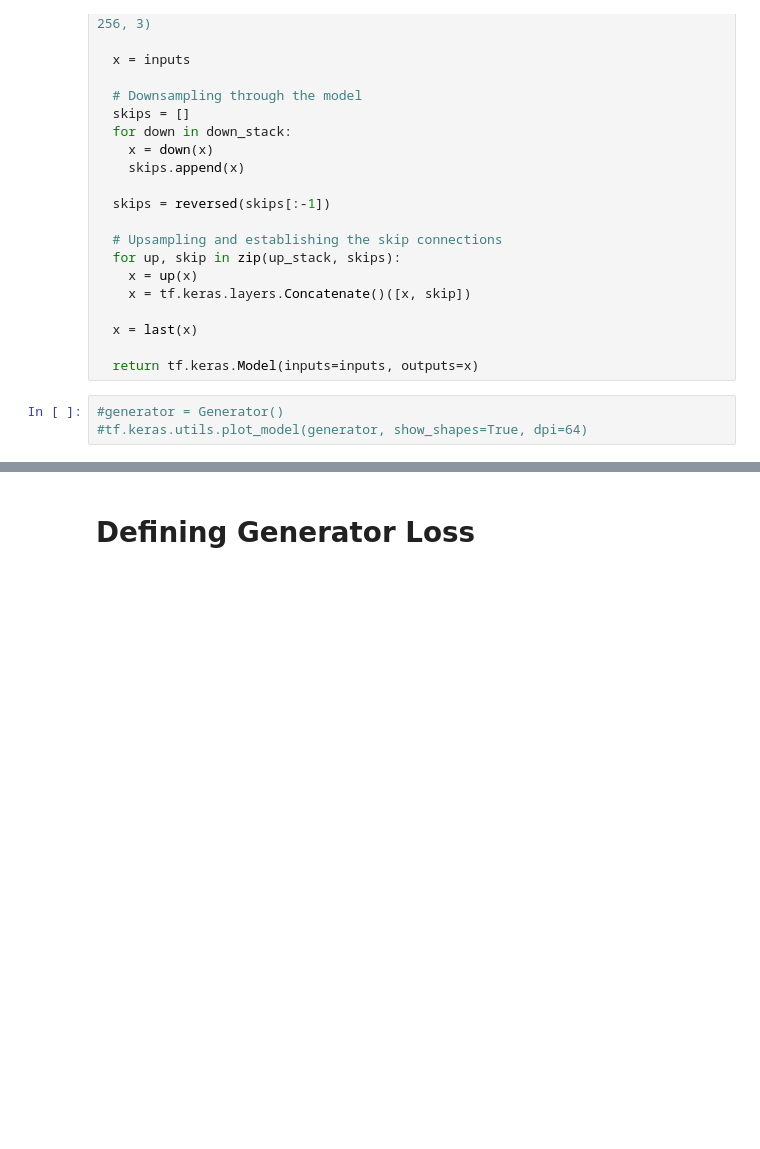
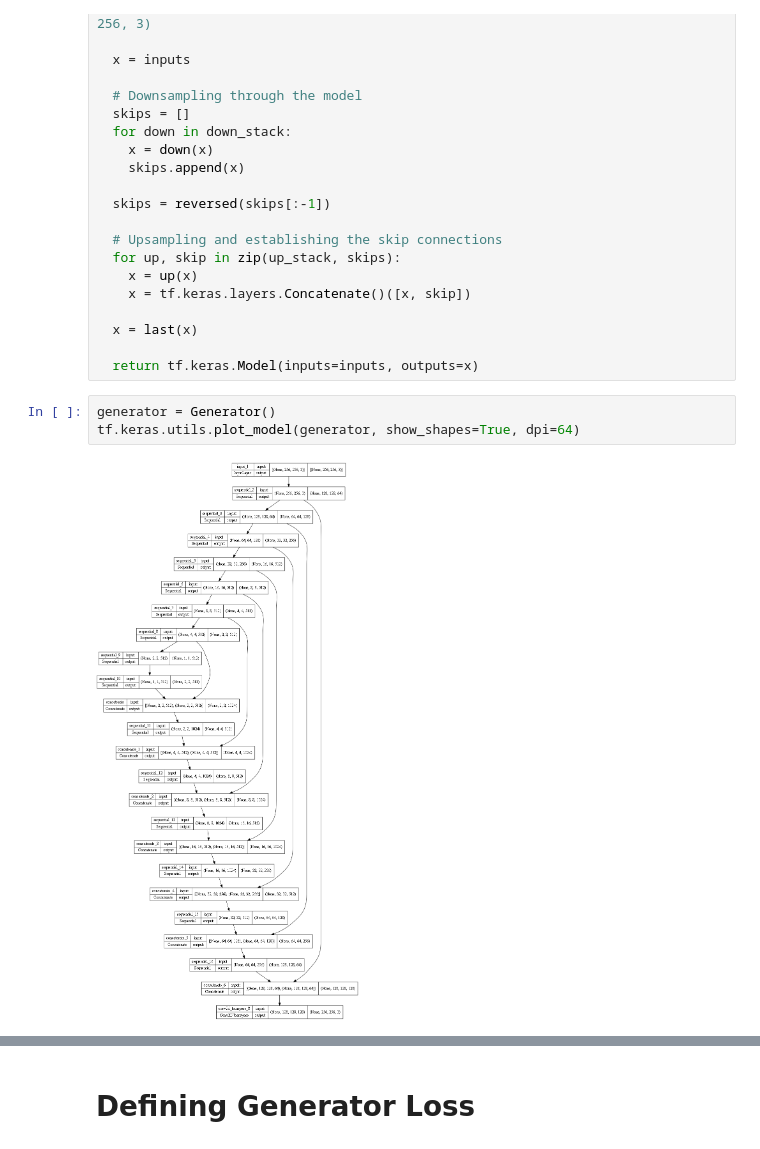
Before and after one commit to pre999/Pix2Pix-Building-design, a Jupyter notebook: model.ipynb, the cells around one changed output, grey strips where cells are left out. Saved outputs shown, nothing was run; the diff lists cells and outputs as text; blank space fills up the shorter version.

```diff
--- a/model.ipynb
+++ b/model.ipynb
@@ -245,8 +255,10 @@ def Generator():
 
   return tf.keras.Model(inputs=inputs, outputs=x)
 # %%
-#generator = Generator()
-#tf.keras.utils.plot_model(generator, show_shapes=True, dpi=64)
+generator = Generator()
+tf.keras.utils.plot_model(generator, show_shapes=True, dpi=64)
+# %% [output]
+[figure, added]
 # %%
 gen_output = generator(inp[tf.newaxis, ...], training=False)
 plt.imshow(gen_output[0, ...])
```
Also changed, not shown: parts of 14 cells of this notebook.
